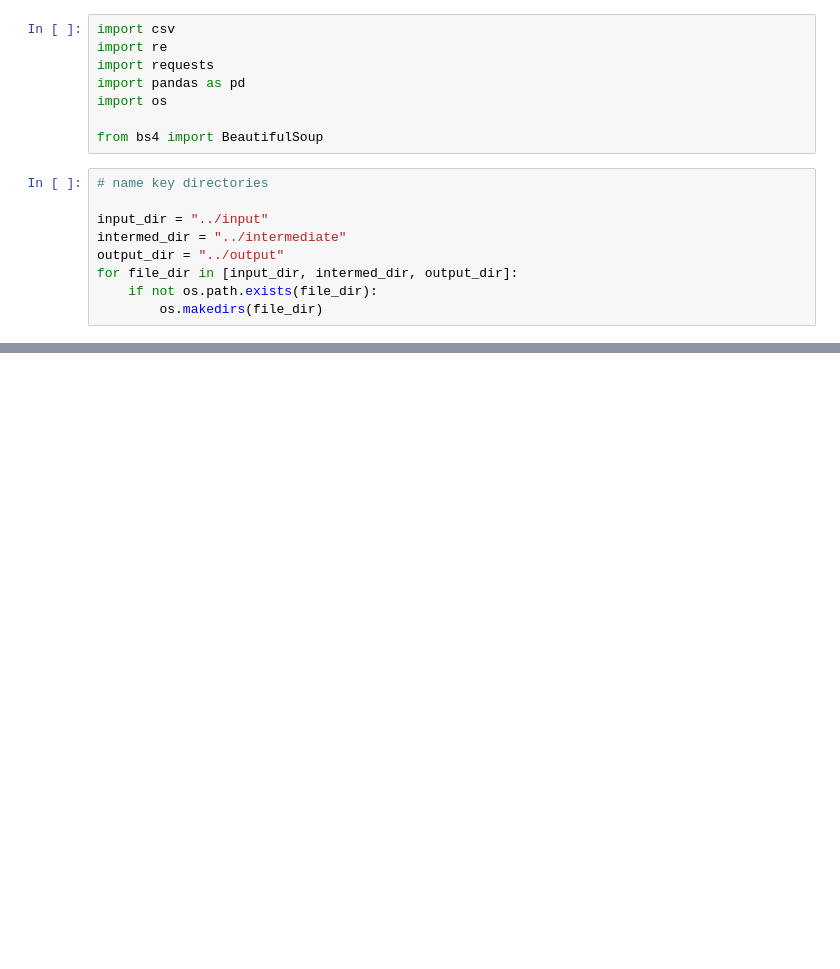
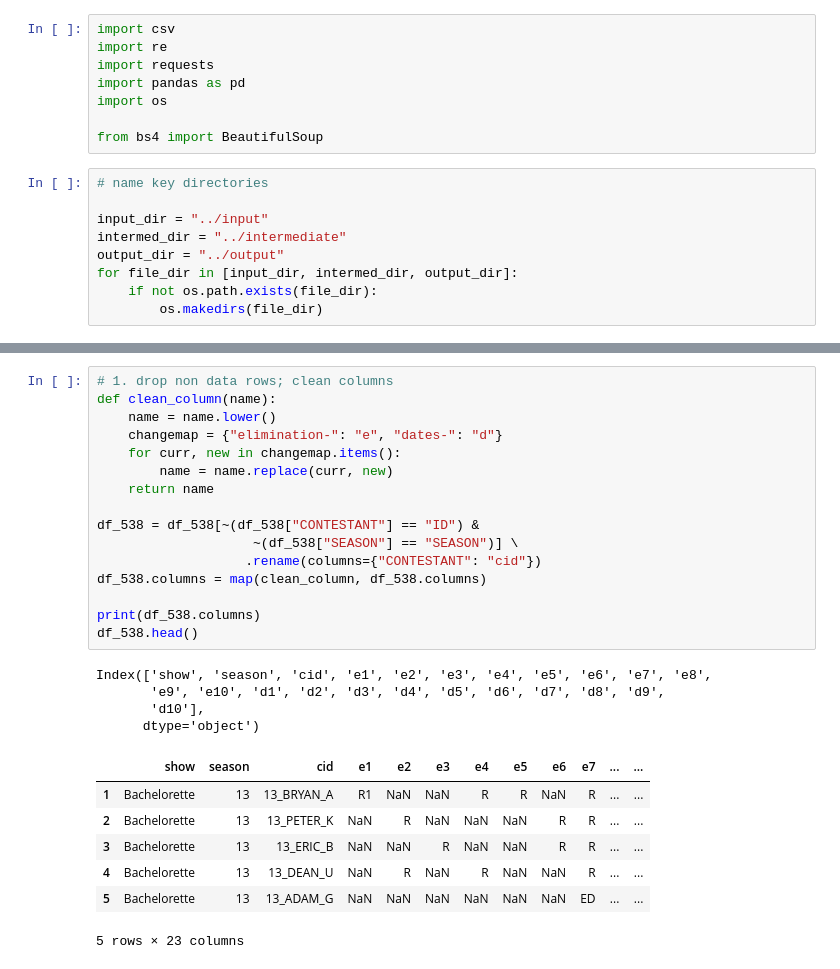
Before and after one commit to angelinahli/bachelorette, a Jupyter notebook: data/scripts/clean_data.ipynb, the cells around one changed output, grey strips where cells are left out. Drawn from its saved outputs; the diff is of its cells as text; blank space fills up the shorter version.

```diff
--- a/data/scripts/clean_data.ipynb
+++ b/data/scripts/clean_data.ipynb
@@ -308,0 +57,28 @@ pass
+# %%
+# 1. drop non data rows; clean columns
+def clean_column(name):
+    name = name.lower()
+    changemap = {"elimination-": "e", "dates-": "d"}
+    for curr, new in changemap.items():
+        name = name.replace(curr, new)
+    return name
+
+df_538 = df_538[~(df_538["CONTESTANT"] == "ID") &
+                    ~(df_538["SEASON"] == "SEASON")] \
+                   .rename(columns={"CONTESTANT": "cid"})
+df_538.columns = map(clean_column, df_538.columns)
+
+print(df_538.columns)
+df_538.head()
+# %% [output]
+Index(['show', 'season', 'cid', 'e1', 'e2', 'e3', 'e4', 'e5', 'e6', 'e7', 'e8',
+       'e9', 'e10', 'd1', 'd2', 'd3', 'd4', 'd5', 'd6', 'd7', 'd8', 'd9',
+       'd10'],
+      dtype='object')
+|  | show | season | cid | e1 | e2 | e3 | e4 | e5 | e6 | e7 | ... | ... |
+| 1 | Bachelorette | 13 | 13_BRYAN_A | R1 | NaN | NaN | R | R | NaN | R | ... | ... |
+| 2 | Bachelorette | 13 | 13_PETER_K | NaN | R | NaN | NaN | NaN | R | R | ... | ... |
+| 3 | Bachelorette | 13 | 13_ERIC_B | NaN | NaN | R | NaN | NaN | R | R | ... | ... |
+| 4 | Bachelorette | 13 | 13_DEAN_U | NaN | R | NaN | R | NaN | NaN | R | ... | ... |
+| 5 | Bachelorette | 13 | 13_ADAM_G | NaN | NaN | NaN | NaN | NaN | NaN | ED | ... | ... |
+5 rows × 23 columns
```
Also changed, not shown: parts of 45 cells of this notebook, 2 other files.
